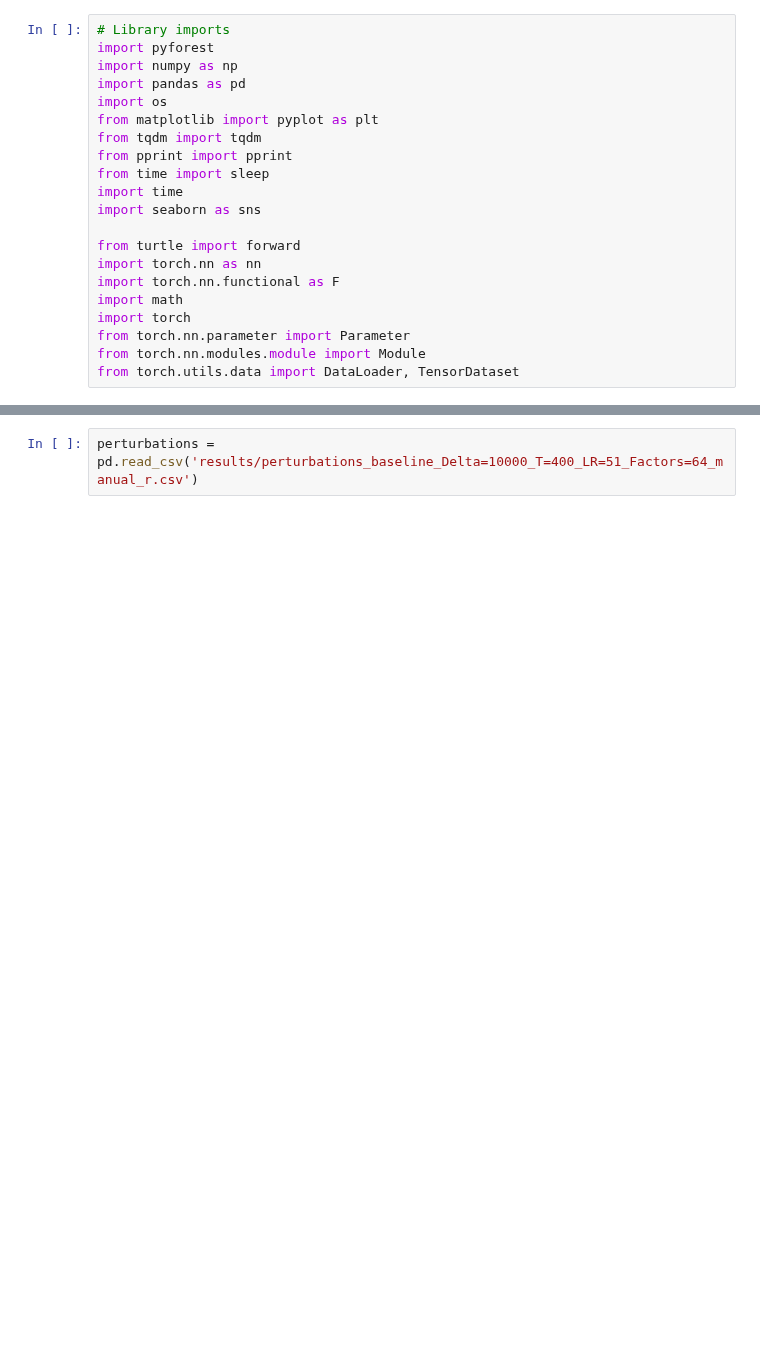
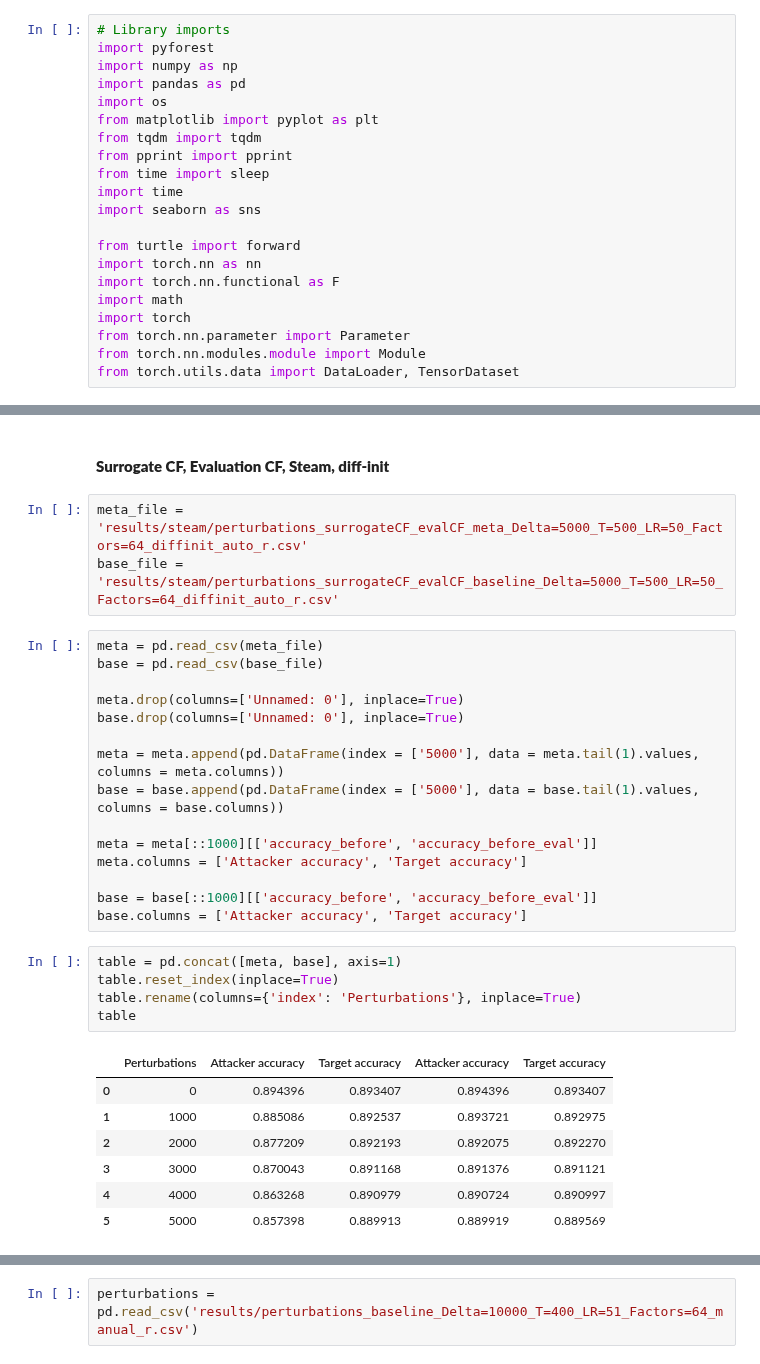
Before and after one commit to aravind-gk/RecSysAttack, a Jupyter notebook: check.ipynb, the cells around one changed output, grey strips where cells are left out. Saved outputs shown, nothing was run; the diff lists cells and outputs as text; blank space fills up the shorter version.

```diff
--- a/check.ipynb
+++ b/check.ipynb
@@ -21,0 +171,33 @@ from torch.utils.data import DataLoader, TensorDataset
+# %% [markdown]
+#### **Surrogate CF, Evaluation CF, Steam, diff-init**
+# %%
+meta_file = 'results/steam/perturbations_surrogateCF_evalCF_meta_Delta=5000_T=500_LR=50_Factors=64_diffinit_auto_r.csv'
+base_file = 'results/steam/perturbations_surrogateCF_evalCF_baseline_Delta=5000_T=500_LR=50_Factors=64_diffinit_auto_r.csv'
+# %%
+meta = pd.read_csv(meta_file)
+base = pd.read_csv(base_file)
+
+meta.drop(columns=['Unnamed: 0'], inplace=True)
+base.drop(columns=['Unnamed: 0'], inplace=True)
+
+meta = meta.append(pd.DataFrame(index = ['5000'], data = meta.tail(1).values, columns = meta.columns))
+base = base.append(pd.DataFrame(index = ['5000'], data = base.tail(1).values, columns = base.columns))
+
+meta = meta[::1000][['accuracy_before', 'accuracy_before_eval']]
+meta.columns = ['Attacker accuracy', 'Target accuracy']
+
+base = base[::1000][['accuracy_before', 'accuracy_before_eval']]
+base.columns = ['Attacker accuracy', 'Target accuracy']
+# %%
+table = pd.concat([meta, base], axis=1)
+table.reset_index(inplace=True)
+table.rename(columns={'index': 'Perturbations'}, inplace=True)
+table
+# %% [output]
+|  | Perturbations | Attacker accuracy | Target accuracy | Attacker accuracy | Target accuracy |
+| 0 | 0 | 0.894396 | 0.893407 | 0.894396 | 0.893407 |
+| 1 | 1000 | 0.885086 | 0.892537 | 0.893721 | 0.892975 |
+| 2 | 2000 | 0.877209 | 0.892193 | 0.892075 | 0.892270 |
+| 3 | 3000 | 0.870043 | 0.891168 | 0.891376 | 0.891121 |
+| 4 | 4000 | 0.863268 | 0.890979 | 0.890724 | 0.890997 |
+| 5 | 5000 | 0.857398 | 0.889913 | 0.889919 | 0.889569 |
```
Also changed, not shown: parts of 33 cells of this notebook.
